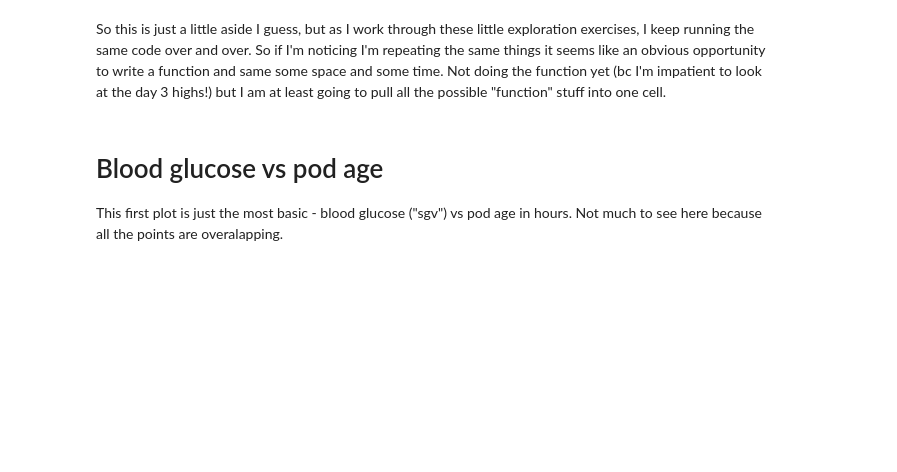
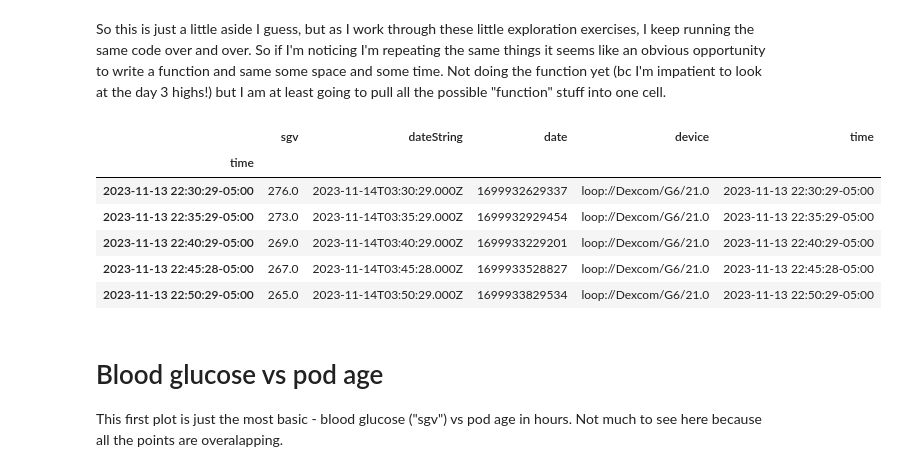
Before and after one commit to michellejw/mdb_explore, a Jupyter notebook: notebooks/df_explore_part06.ipynb, the cells around one changed output. Saved outputs shown, nothing was run; the diff lists cells and outputs as text; code cells hidden in the pictures; blank space fills up the shorter version.

```diff
--- a/notebooks/df_explore_part06.ipynb
+++ b/notebooks/df_explore_part06.ipynb
@@ -62,6 +65,16 @@ df_entries.sort_index(inplace=True)
 
 # Convert device status time strings to datetime format
 df_devicestatus["time"] = pd.to_datetime(df_devicestatus["created_at"]).dt.tz_convert(time_zone)
+# %%
+df_entries.tail()
+# %% [output]
+|  | sgv | dateString | date | device | time |
+| time |  |  |  |  |  |
+| 2023-11-13 22:30:29-05:00 | 276.0 | 2023-11-14T03:30:29.000Z | 1699932629337 | loop://Dexcom/G6/21.0 | 2023-11-13 22:30:29-05:00 |
+| 2023-11-13 22:35:29-05:00 | 273.0 | 2023-11-14T03:35:29.000Z | 1699932929454 | loop://Dexcom/G6/21.0 | 2023-11-13 22:35:29-05:00 |
+| 2023-11-13 22:40:29-05:00 | 269.0 | 2023-11-14T03:40:29.000Z | 1699933229201 | loop://Dexcom/G6/21.0 | 2023-11-13 22:40:29-05:00 |
+| 2023-11-13 22:45:28-05:00 | 267.0 | 2023-11-14T03:45:28.000Z | 1699933528827 | loop://Dexcom/G6/21.0 | 2023-11-13 22:45:28-05:00 |
+| 2023-11-13 22:50:29-05:00 | 265.0 | 2023-11-14T03:50:29.000Z | 1699933829534 | loop://Dexcom/G6/21.0 | 2023-11-13 22:50:29-05:00 |
 # %%
 pod_change_times = [x["time"] for xdex, x in df_devicestatus.iterrows()
                     if x["pump"]['reservoir_display_override'] == 'Finish Pairing']
```
Also changed, not shown: parts of 20 cells of this notebook.
